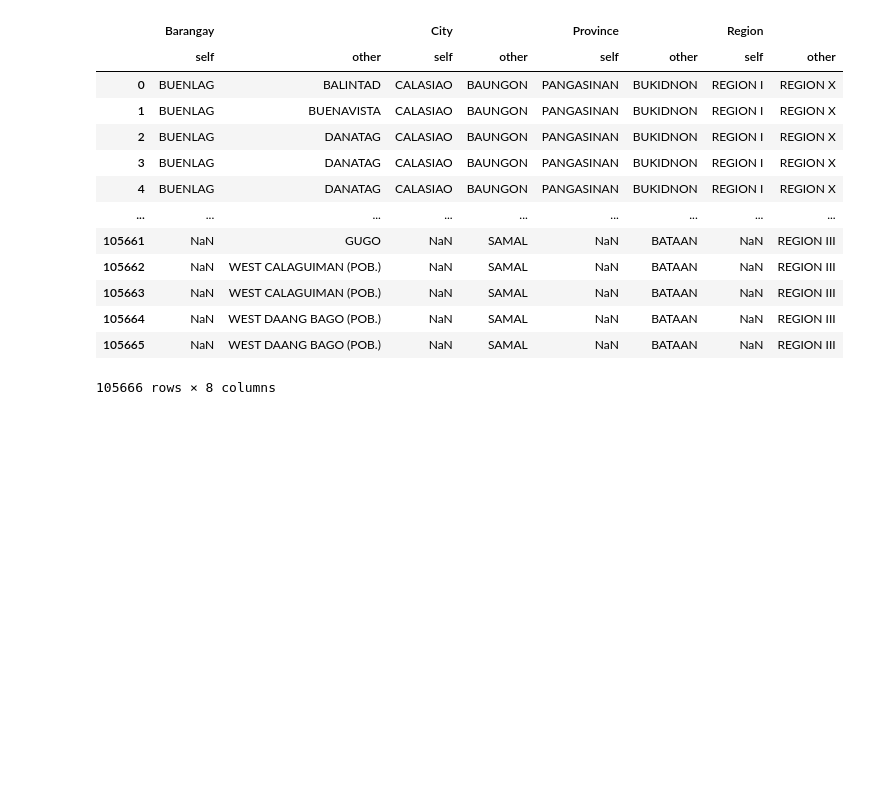
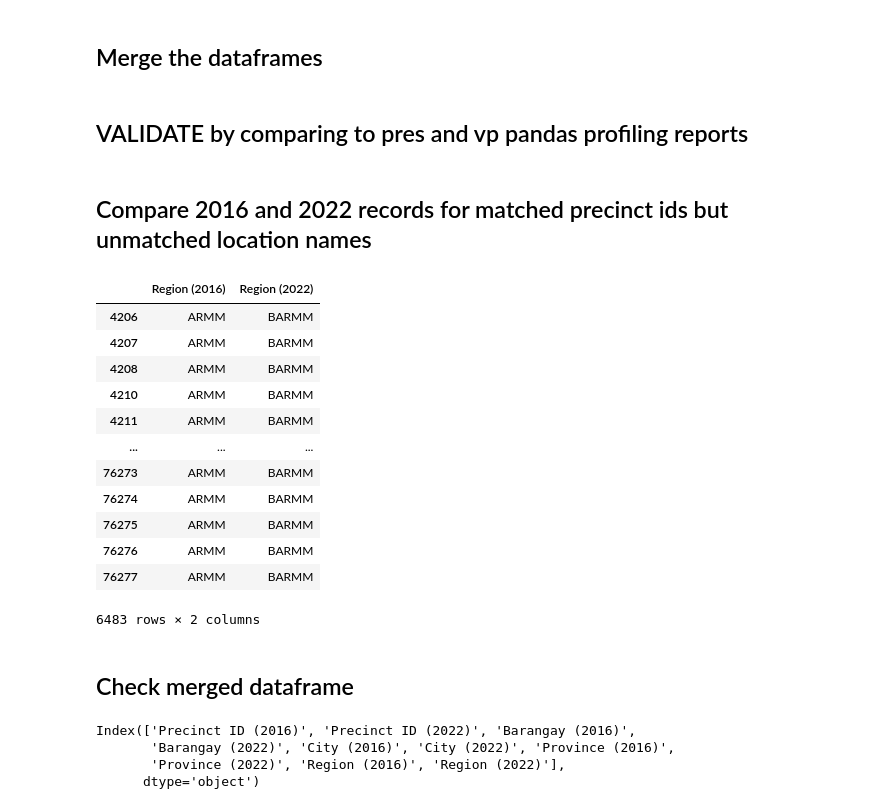
Before and after one commit to Iionsroar/pjdsc, a Jupyter notebook: notebooks/location.ipynb, the cells around one changed output. Cells and saved outputs as stored; diff of their text form; code cells hidden in the pictures; blank space fills up the shorter version.

```diff
--- a/notebooks/location.ipynb
+++ b/notebooks/location.ipynb
@@ -17,17 +62,27 @@ loc_2016 = loc_2016.reindex_like(loc_2022)
+# %% [markdown]
+## Merge the dataframes
 # %%
-loc_2016.compare(loc_2022) # TODO match the rows, see https://stackoverflow.com/questions/29464234/compare-python-pandas-dataframes-for-matching-rows
+merged = pd.merge(
+    loc_2016,
+    loc_2022,
+    how="outer",
+    left_on=['Precinct ID (2016)'],
+    right_on=['Precinct ID (2022)'],
+    suffixes=(' (2016)', ' (2022)'),
+)
+
+sorter = [
+    'Precinct ID (2016)',
+    'Precinct ID (2022)',
+    'Barangay (2016)',
+    'Barangay (2022)',
+    'City (2016)',
+    'City (2022)',
+    'Province (2016)',
+    'Province (2022)',
+    'Region (2016)',
+    'Region (2022)',
+]
+merged = merged[sorter]
-# %% [output]
-|  | Barangay |  | City |  | Province |  | Region |  |
-|  | self | other | self | other | self | other | self | other |
-| 0 | BUENLAG | BALINTAD | CALASIAO | BAUNGON | PANGASINAN | BUKIDNON | REGION I | REGION X |
-| 1 | BUENLAG | BUENAVISTA | CALASIAO | BAUNGON | PANGASINAN | BUKIDNON | REGION I | REGION X |
-| 2 | BUENLAG | DANATAG | CALASIAO | BAUNGON | PANGASINAN | BUKIDNON | REGION I | REGION X |
-| 3 | BUENLAG | DANATAG | CALASIAO | BAUNGON | PANGASINAN | BUKIDNON | REGION I | REGION X |
-| 4 | BUENLAG | DANATAG | CALASIAO | BAUNGON | PANGASINAN | BUKIDNON | REGION I | REGION X |
-| ... | ... | ... | ... | ... | ... | ... | ... | ... |
-| 105661 | NaN | GUGO | NaN | SAMAL | NaN | BATAAN | NaN | REGION III |
-| 105662 | NaN | WEST CALAGUIMAN (POB.) | NaN | SAMAL | NaN | BATAAN | NaN | REGION III |
-| 105663 | NaN | WEST CALAGUIMAN (POB.) | NaN | SAMAL | NaN | BATAAN | NaN | REGION III |
-| 105664 | NaN | WEST DAANG BAGO (POB.) | NaN | SAMAL | NaN | BATAAN | NaN | REGION III |
-| 105665 | NaN | WEST DAANG BAGO (POB.) | NaN | SAMAL | NaN | BATAAN | NaN | REGION III |
-105666 rows × 8 columns
+# %% [markdown]
+## VALIDATE by comparing to pres and vp pandas profiling reports
@@ -33,0 +92,31 @@ loc_2016.compare(loc_2022) # TODO match the rows, see https://stackoverflow.com/
+# %% [markdown]
+## Compare 2016 and 2022 records for matched precinct ids but unmatched location names
+# %%
+locs = ['Barangay', 'Province', 'Region', 'City']
+merged.loc[
+    (merged["Precinct ID (2016)"] == merged["Precinct ID (2022)"]) & (merged["Region (2016)"] != merged["Region (2022)"]),
+    ["Region (2016)", "Region (2022)"]
+]
+# %% [output]
+|  | Region (2016) | Region (2022) |
+| 4206 | ARMM | BARMM |
+| 4207 | ARMM | BARMM |
+| 4208 | ARMM | BARMM |
+| 4210 | ARMM | BARMM |
+| 4211 | ARMM | BARMM |
+| ... | ... | ... |
+| 76273 | ARMM | BARMM |
+| 76274 | ARMM | BARMM |
+| 76275 | ARMM | BARMM |
+| 76276 | ARMM | BARMM |
+| 76277 | ARMM | BARMM |
+6483 rows × 2 columns
+# %% [markdown]
+## Check merged dataframe
+# %%
+print(merged.columns)
+# %% [output]
+Index(['Precinct ID (2016)', 'Precinct ID (2022)', 'Barangay (2016)',
+       'Barangay (2022)', 'City (2016)', 'City (2022)', 'Province (2016)',
+       'Province (2022)', 'Region (2016)', 'Region (2022)'],
+      dtype='object')
```
Also changed, not shown: parts of 26 cells of this notebook, 8 other files.
